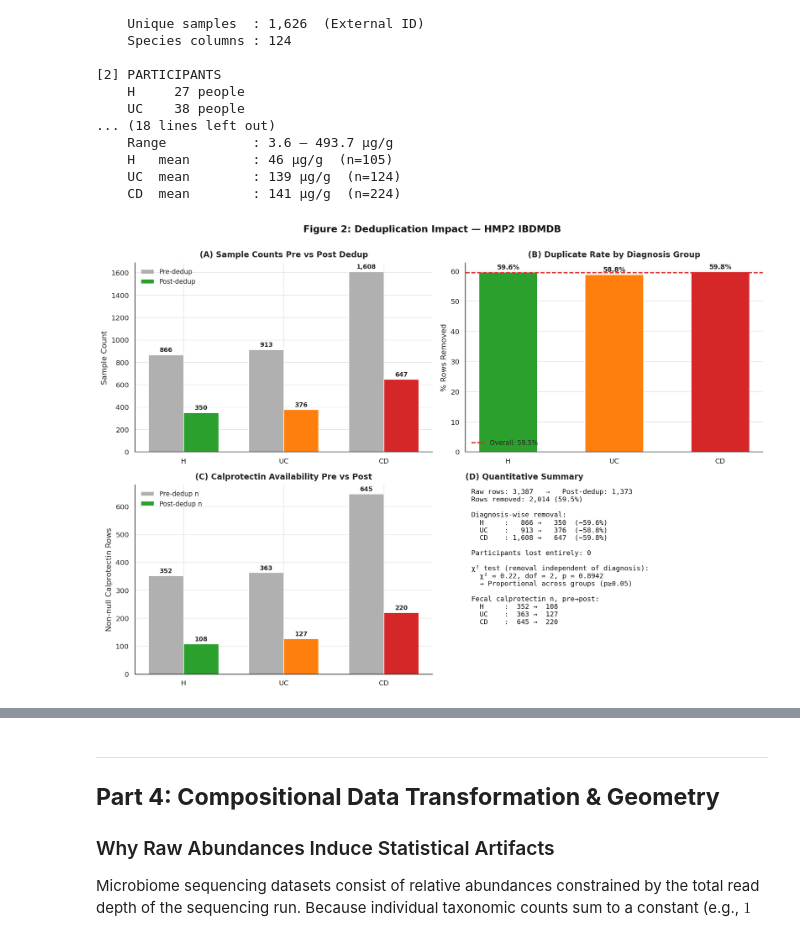
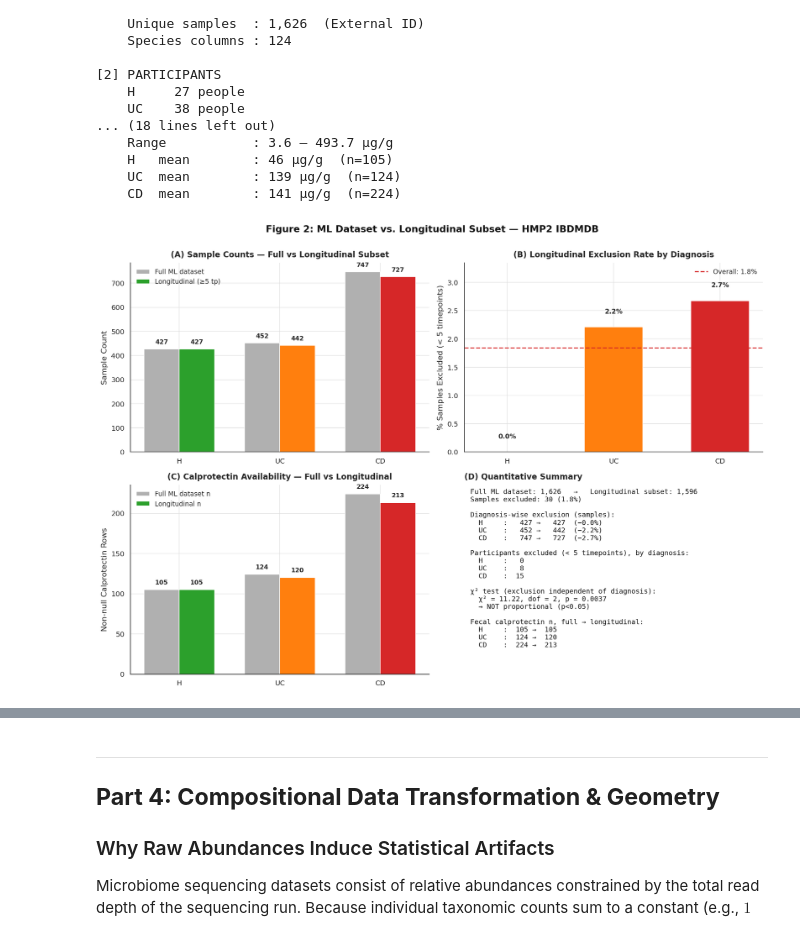
Before and after one commit to Shivadzn/HMP2_IBD_Microbiome_Longitudinal_Analysis, a Jupyter notebook: notebook/HMP2_IBD_Microbiome_Longitudinal_Analysis.ipynb, the cells around one changed output, grey strips where cells are left out. Saved outputs shown, nothing was run; the diff lists cells and outputs as text; code cells hidden in the pictures.

```diff
--- a/notebook/HMP2_IBD_Microbiome_Longitudinal_Analysis.ipynb
+++ b/notebook/HMP2_IBD_Microbiome_Longitudinal_Analysis.ipynb
@@ -449,25 +461,31 @@ DATASET ORIENTATION REPORT (verified official-source dataset)
     UC  mean        : 139 μg/g  (n=124)
     CD  mean        : 141 μg/g  (n=224)
 # %%
-# ── Figure 2: Pre- vs Post-Deduplication Comparison ───────────────────────────
+# ── Figure 2: ML Dataset vs. Longitudinal Subset Comparison ───────────────────
+# Deduplication is no longer a real event in this pipeline (see Part 1 note —
+# resolved upstream, zero duplicates in the official source). This figure now
+# documents the one genuine diagnosis-stratified curation decision remaining:
+# restricting to participants with ≥5 unique timepoints for longitudinal
+# analysis (df_long), and whether that restriction disproportionately drops
+# any diagnosis group.
 from scipy.stats import chi2_contingency
 
-pre = df_raw['diagnosis'].value_counts().reindex(ORDER)
-post = df_dedup['diagnosis'].value_counts().reindex(ORDER)
-removed = (pre - post).reindex(ORDER)
-pct_removed = (removed / pre * 100).reindex(ORDER)
+full = df_raw['diagnosis'].value_counts().reindex(ORDER)
+long_ = df_long['diagnosis'].value_counts().reindex(ORDER)
+removed = (full - long_).reindex(ORDER)
+pct_removed = (removed / full * 100).reindex(ORDER)
 
 fig, axes = plt.subplots(2, 2, figsize=(13, 9), facecolor='white')
-fig.suptitle('Figure 2: Deduplication Impact — HMP2 IBDMDB',
+fig.suptitle('Figure 2: ML Dataset vs. Longitudinal Subset — HMP2 IBDMDB',
              fontsize=13, fontweight='bold', y=1.00, color='#111111')
 
-# (A) Grouped bars — pre vs post sample counts by diagnosis
+# (A) Grouped bars — full ML dataset vs longitudinal subset sample counts
 x = np.arange(len(ORDER))
 w = 0.35
-b1 = axes[0, 0].bar(x - w/2, [pre[d] for d in ORDER], width=w,
-                     label='Pre-dedup', color='#B0B0B0', edgecolor='white')
-b2 = axes[0, 0].bar(x + w/2, [post[d] for d in ORDER], width=w,
-                     label='Post-dedup', color=[COLORS[d] for d in ORDER], edgecolor='white')
+b1 = axes[0, 0].bar(x - w/2, [full[d] for d in ORDER], width=w,
+                     label='Full ML dataset', color='#B0B0B0', edgecolor='white')
+b2 = axes[0, 0].bar(x + w/2, [long_[d] for d in ORDER], width=w,
+                     label='Longitudinal (≥5 tp)', color=[COLORS[d] for d in ORDER], edgecolor='white')
 for bars in (b1, b2):
     for bar in bars:
         h = bar.get_height()
@@ -476,72 +494,77 @@ for bars in (b1, b2):
 axes[0, 0].set_xticks(x)
 axes[0, 0].set_xticklabels([SHORT[d] for d in ORDER])
 axes[0, 0].set_ylabel('Sample Count')
-axes[0, 0].set_title('(A) Sample Counts Pre vs Post Dedup', fontsize=11, fontweight='bold', pad=8)
+axes[0, 0].set_title('(A) Sample Counts — Full vs Longitudinal Subset', fontsize=11, fontweight='bold', pad=8)
 axes[0, 0].legend(frameon=False, fontsize=9)
 axes[0, 0].spines['top'].set_visible(False)
 axes[0, 0].spines['right'].set_visible(False)
 
-# (B) % rows removed per diagnosis group
+# (B) % samples excluded by the longitudinal restriction, per diagnosis group
 bars = axes[0, 1].bar([SHORT[d] for d in ORDER], pct_removed.values,
                        color=[COLORS[d] for d in ORDER], width=0.55, edgecolor='white')
+
+label_offset = pct_removed.max() * 0.08   # scales with the data instead of a fixed +0.5
 for bar, val in zip(bars, pct_removed.values):
-    axes[0, 1].text(bar.get_x() + bar.get_width()/2, val + 0.5, f'{val:.1f}%',
+    axes[0, 1].text(bar.get_x() + bar.get_width()/2, val + label_offset, f'{val:.1f}%',
                      ha='center', va='bottom', fontsize=9, fontweight='bold')
-overall_pct = removed.sum() / pre.sum() * 100
+overall_pct = removed.sum() / full.sum() * 100
+
 axes[0, 1].axhline(overall_pct, color='#D62728', linestyle='--', lw=1.5,
                     label=f'Overall: {overall_pct:.1f}%')
-axes[0, 1].set_ylabel('% Rows Removed')
-axes[0, 1].set_title('(B) Duplicate Rate by Diagnosis Group', fontsize=11, fontweight='bold', pad=8)
+axes[0, 1].set_ylim(0, pct_removed.max() * 1.25)   # guarantees headroom for labels
+axes[0, 1].set_ylabel('% Samples Excluded (< 5 timepoints)')
+axes[0, 1].set_title('(B) Longitudinal Exclusion Rate by Diagnosis', fontsize=11, fontweight='bold', pad=8)
 axes[0, 1].legend(frameon=False, fontsize=9)
 axes[0, 1].spines['top'].set_visible(False)
 axes[0, 1].spines['right'].set_visible(False)
 
-# (C) Fecal calprotectin availability, pre vs post — flags the df_raw-vs-df_dedup issue
-fc_pre_n = [df_raw[df_raw['diagnosis']==d]['fecalcal'].notna().sum() for d in ORDER]
-fc_post_n = [df_dedup[df_dedup['diagnosis']==d]['fecalcal'].notna().sum() for d in ORDER]
-b1 = axes[1, 0].bar(x - w/2, fc_pre_n, width=w, label='Pre-dedup n', color='#B0B0B0', edgecolor='white')
-b2 = axes[1, 0].bar(x + w/2, fc_post_n, width=w, label='Post-dedup n', color=[COLORS[d] for d in ORDER], edgecolor='white')
+# (C) Fecal calprotectin availability, full ML dataset vs longitudinal subset
+fc_full_n = [df_raw[df_raw['diagnosis']==d]['fecalcal'].notna().sum() for d in ORDER]
+fc_long_n = [df_long[df_long['diagnosis']==d]['fecalcal'].notna().sum() for d in ORDER]
+b1 = axes[1, 0].bar(x - w/2, fc_full_n, width=w, label='Full ML dataset n', color='#B0B0B0', edgecolor='white')
+b2 = axes[1, 0].bar(x + w/2, fc_long_n, width=w, label='Longitudinal n', color=[COLORS[d] for d in ORDER], edgecolor='white')
 for bars in (b1, b2):
     for bar in bars:
         h = bar.get_height()
         axes[1, 0].text(bar.get_x() + bar.get_width()/2, h + 5, f'{h:,.0f}',
                          ha='center', va='bottom', fontsize=8.5, fontweight='bold')
 axes[1, 0].set_xticks(x)
 axes[1, 0].set_xticklabels([SHORT[d] for d in ORDER])
 axes[1, 0].set_ylabel('Non-null Calprotectin Rows')
-axes[1, 0].set_title('(C) Calprotectin Availability Pre vs Post', fontsize=11, fontweight='bold', pad=8)
+axes[1, 0].set_title('(C) Calprotectin Availability — Full vs Longitudinal', fontsize=11, fontweight='bold', pad=8)
 axes[1, 0].legend(frameon=False, fontsize=9)
 axes[1, 0].spines['top'].set_visible(False)
 axes[1, 0].spines['right'].set_visible(False)
 
 # (D) Text panel — quantitative summary + independence test
 axes[1, 1].axis('off')
-contingency = np.array([removed.values, post.values])
+contingency = np.array([removed.values, long_.values])
 chi2, pval, dof, expected = chi2_contingency(contingency)
 
-participants_pre = df_raw.groupby('diagnosis')['Participant ID'].nunique().reindex(ORDER)
-participants_post = df_dedup.groupby('diagnosis')['Participant ID'].nunique().reindex(ORDER)
-lost_participants = (participants_pre - participants_post).sum()
+participants_full = df_raw.groupby('diagnosis')['Participant ID'].nunique().reindex(ORDER)
+participants_long = df_long.groupby('diagnosis')['Participant ID'].nunique().reindex(ORDER)
+participants_excluded = (participants_full - participants_long)
 
 summary = (
-    f"Raw rows: {len(df_raw):,}   →   Post-dedup: {len(df_dedup):,}\n"
-    f"Rows removed: {len(df_raw)-len(df_dedup):,} ({(len(df_raw)-len(df_dedup))/len(df_raw)*100:.1f}%)\n\n"
-    f"Diagnosis-wise removal:\n"
-    + "\n".join(f"  {SHORT[d]:<6}: {pre[d]:>5,} → {post[d]:>5,}  (−{pct_removed[d]:.1f}%)" for d in ORDER)
-    + f"\n\nParticipants lost entirely: {lost_participants}\n\n"
-    f"χ² test (removal independent of diagnosis):\n"
+    f"Full ML dataset: {len(df_raw):,}   →   Longitudinal subset: {len(df_long):,}\n"
+    f"Samples excluded: {len(df_raw)-len(df_long):,} ({(len(df_raw)-len(df_long))/len(df_raw)*100:.1f}%)\n\n"
+    f"Diagnosis-wise exclusion (samples):\n"
+    + "\n".join(f"  {SHORT[d]:<6}: {full[d]:>5,} → {long_[d]:>5,}  (−{pct_removed[d]:.1f}%)" for d in ORDER)
+    + f"\n\nParticipants excluded (< 5 timepoints), by diagnosis:\n"
+    + "\n".join(f"  {SHORT[d]:<6}: {participants_excluded[d]:>3}" for d in ORDER)
+    + f"\n\nχ² test (exclusion independent of diagnosis):\n"
     f"  χ² = {chi2:.2f}, dof = {dof}, p = {pval:.4f}\n"
     f"  → {'NOT proportional (p<0.05)' if pval < 0.05 else 'Proportional across groups (p≥0.05)'}\n\n"
-    f"Fecal calprotectin n, pre→post:\n"
-    + "\n".join(f"  {SHORT[d]:<6}: {fc_pre_n[i]:>4} → {fc_post_n[i]:>4}" for i, d in enumerate(ORDER))
+    f"Fecal calprotectin n, full → longitudinal:\n"
+    + "\n".join(f"  {SHORT[d]:<6}: {fc_full_n[i]:>4} → {fc_long_n[i]:>4}" for i, d in enumerate(ORDER))
 )
 axes[1, 1].text(0.02, 0.98, summary, transform=axes[1, 1].transAxes,
                  fontsize=9.5, va='top', ha='left', family='monospace', color='#111111')
 axes[1, 1].set_title('(D) Quantitative Summary', fontsize=11, fontweight='bold', pad=8, loc='left')
 
 plt.tight_layout()
-plt.savefig('figure2_dedup_comparison.pdf', bbox_inches='tight', dpi=300)
-plt.savefig('figure2_dedup_comparison.png', bbox_inches='tight', dpi=300)
+plt.savefig('figure2_ml_vs_longitudinal.pdf', bbox_inches='tight', dpi=300)
+plt.savefig('figure2_ml_vs_longitudinal.png', bbox_inches='tight', dpi=300)
 plt.show()
 # %% [output]
-[figure, old version]
+[figure, new version]
```
Also changed, not shown: parts of 11 cells of this notebook.
